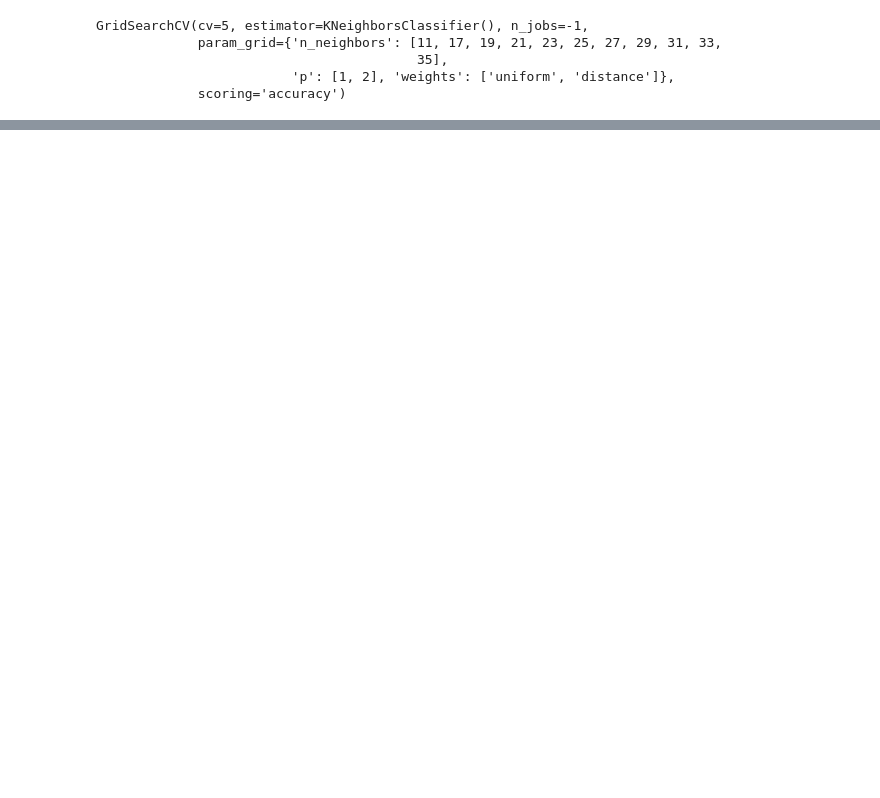
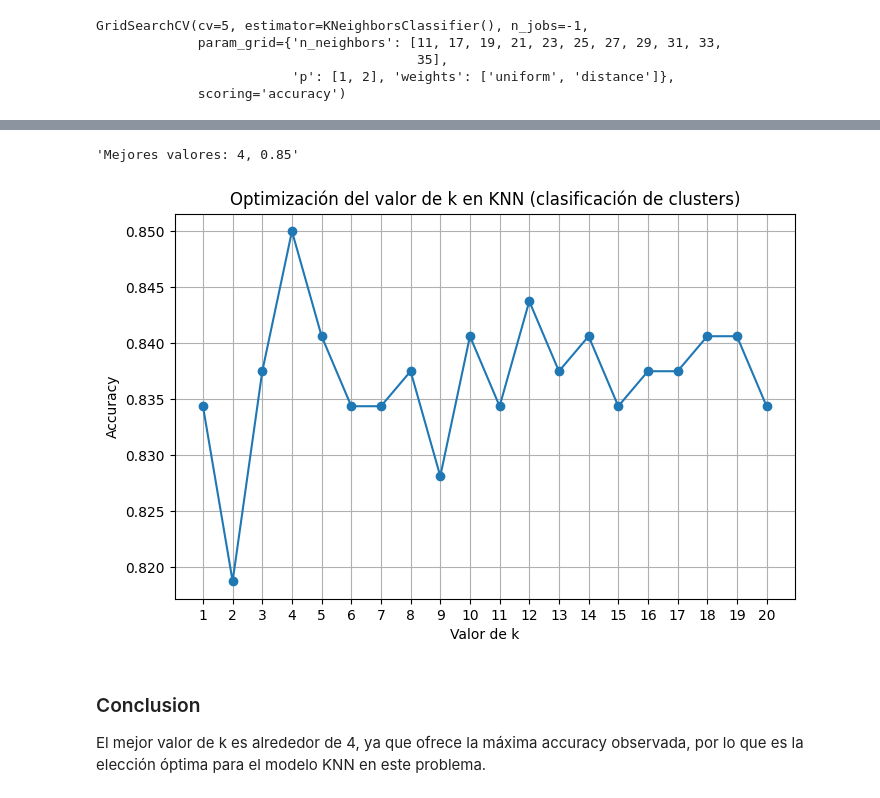
Before and after one commit to 4GeeksAcademy/Gupir11-machine-learning, a Jupyter notebook: src/08-k-nearest-neighbours-winequality-red.ipynb, the cells around one changed output, grey strips where cells are left out. Saved outputs shown, nothing was run; the diff lists cells and outputs as text; code cells hidden in the pictures; blank space fills up the shorter version.

```diff
--- a/src/08-k-nearest-neighbours-winequality-red.ipynb
+++ b/src/08-k-nearest-neighbours-winequality-red.ipynb
@@ -245,0 +273,13 @@ weighted avg       0.83      0.87      0.85       320
+# %%
+results = []
+
+for k in range(1, 21):
+    knn = KNeighborsClassifier(n_neighbors=k)
+    knn.fit(X_train_scaled, y_train)
+
+    y_pred = knn.predict(X_test_scaled)
+    acc = accuracy_score(y_test, y_pred)
+
+    results.append((k, acc))
+
+results
@@ -245,0 +307,21 @@ weighted avg       0.83      0.87      0.85       320
+# %%
+best_k, best_acc = max(results, key=lambda x: x[1])
+f"Mejores valores: {best_k}, {best_acc}"
+# %% [output]
+'Mejores valores: 4, 0.85'
+# %%
+k_values, accuracies = zip(*results)
+
+plt.figure(figsize=(8,5))
+plt.plot(k_values, accuracies, marker='o')
+plt.xlabel("Valor de k")
+plt.ylabel("Accuracy")
+plt.title("Optimización del valor de k en KNN (clasificación de clusters)")
+plt.xticks(range(1, 21))
+plt.grid(True)
+plt.show()
+# %% [output]
+[figure, added]
+# %% [markdown]
+### Conclusion
+El mejor valor de k es alrededor de 4, ya que ofrece la máxima accuracy observada, por lo que es la elección óptima para el modelo KNN en este problema.
```
Also changed, not shown: parts of 23 cells of this notebook, 3 other files.
